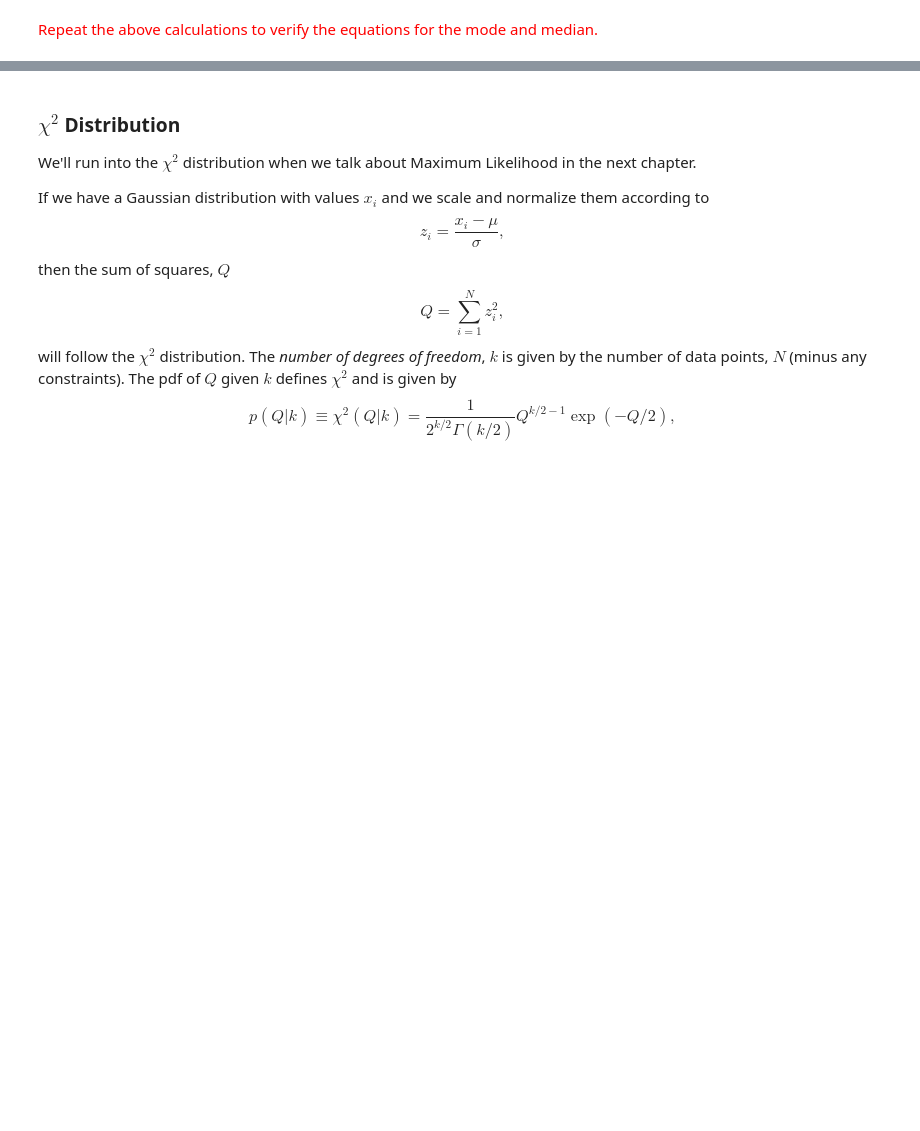
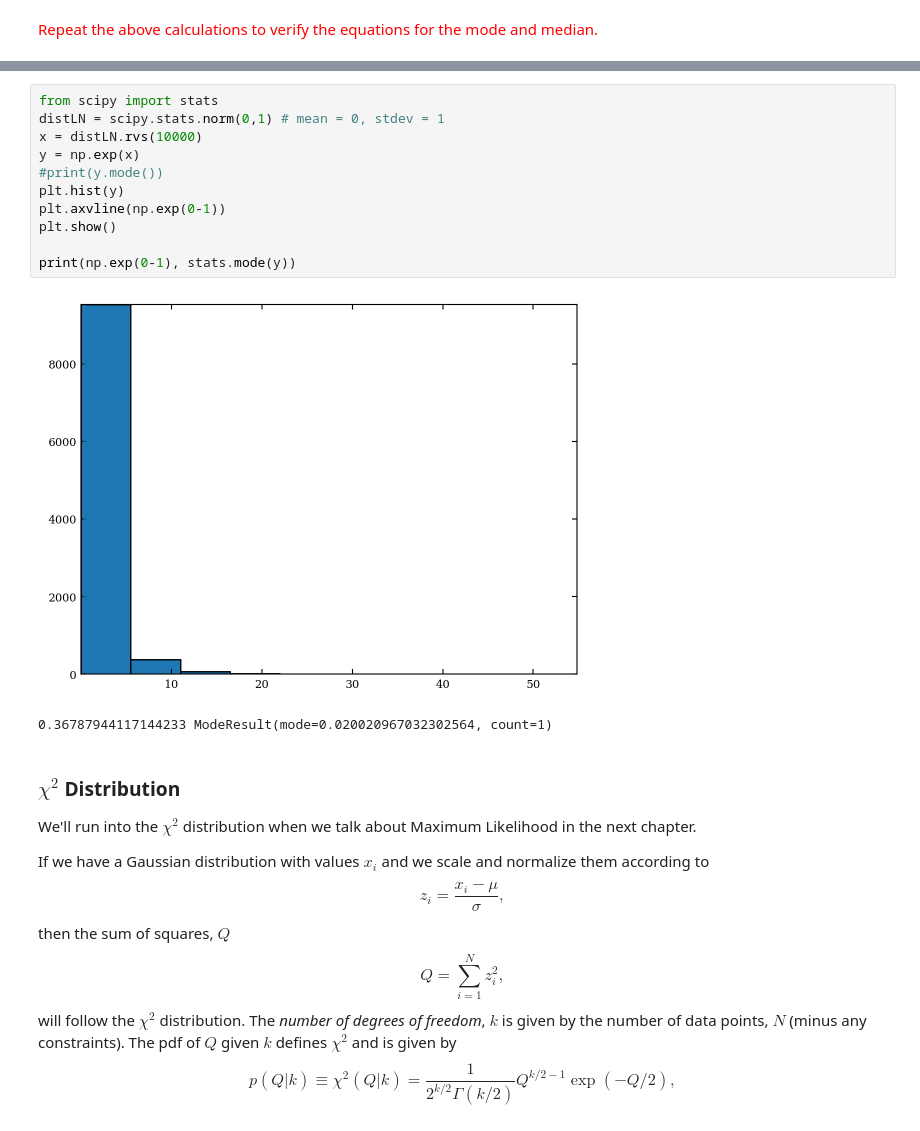
Before and after one commit to NihanPol/ASTR_3300_S2025, a Jupyter notebook: lectures/Lecture_3.ipynb, the cells around one changed output, grey strips where cells are left out. Saved outputs shown, nothing was run; the diff lists cells and outputs as text; blank space fills up the shorter version.

```diff
--- a/lectures/Lecture_3.ipynb
+++ b/lectures/Lecture_3.ipynb
@@ -400,3 +618,17 @@ print(np.exp(0 + 0.5*1), y.mean())
+# %%
+from scipy import stats
+distLN = scipy.stats.norm(0,1) # mean = 0, stdev = 1
+x = distLN.rvs(10000)
+y = np.exp(x)
+#print(y.mode())
+plt.hist(y)
+plt.axvline(np.exp(0-1))
+plt.show()
+
+print(np.exp(0-1), stats.mode(y))
+# %% [output]
+[figure, added]
+0.36787944117144233 ModeResult(mode=0.020020967032302564, count=1)
 # %% [markdown]
 ### $\chi^2$ Distribution
 
```
Also changed, not shown: parts of 32 cells of this notebook.
